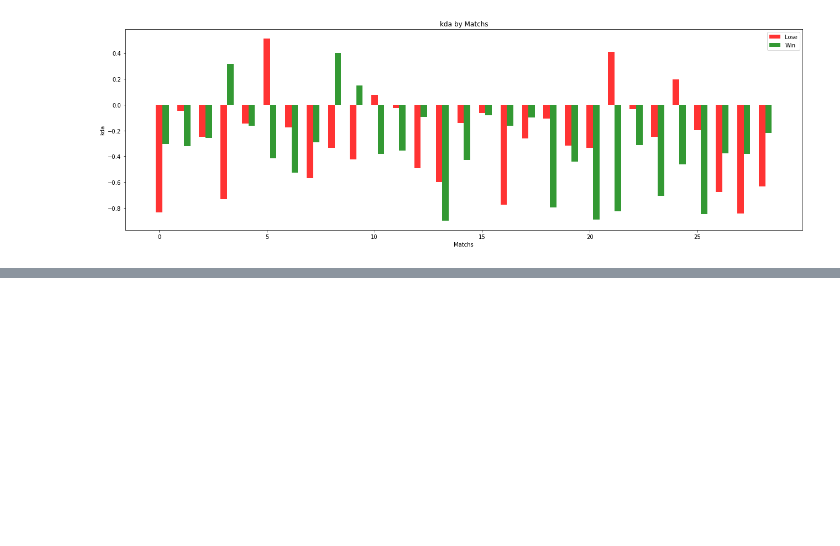
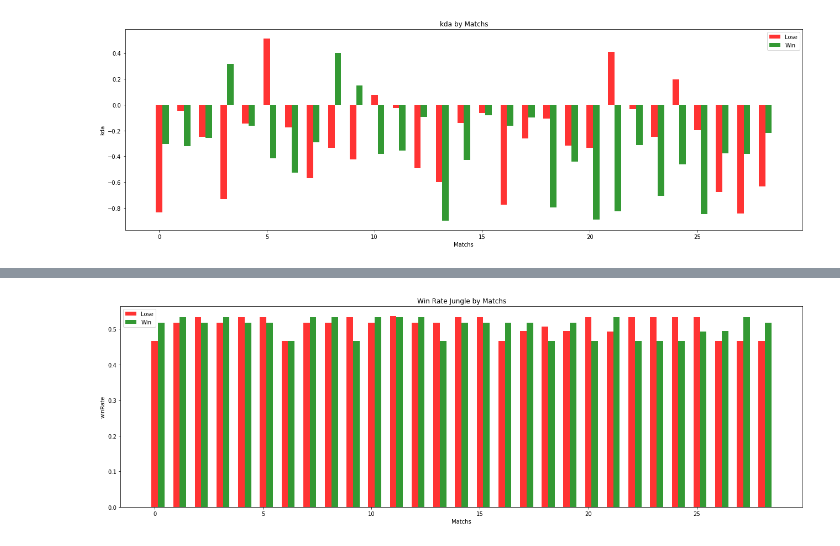
Before and after one commit to if1015-datascience-ufpe/2017-2-projeto-bjcc-dls4-rrms, a Jupyter notebook: statistics.ipynb, the cells around one changed output, grey strips where cells are left out. Drawn from its saved outputs; the diff is of its cells as text; code cells hidden in the pictures; blank space fills up the shorter version.

```diff
--- a/statistics.ipynb
+++ b/statistics.ipynb
@@ -190,0 +219,29 @@ plt.show()
+# %%
+N = 29
+winRate1 = np.array(matchs_winRate_role0["champion2"])
+winRate2 = np.array(matchs_winRate_role1["champion2"])
+width = 0.30
+
+fig, ax = plt.subplots(figsize=(18,6))
+index = np.arange(N)
+opacity = 0.8
+
+rects1 = plt.bar(index, winRate1, width,
+                 alpha=opacity,
+                 color='r',
+                 label='Lose')
+
+rects2 = plt.bar(index + width, winRate2, width,
+                 alpha=opacity,
+                 color='g',
+                 label='Win')
+
+plt.xlabel('Matchs')
+plt.ylabel('winRate')
+plt.title('Win Rate Jungle by Matchs')
+plt.legend()
+
+plt.tight_layout()
+plt.show()
+# %% [output]
+[figure, added]
```
Also changed, not shown: parts of 11 cells of this notebook, 5 other files.
